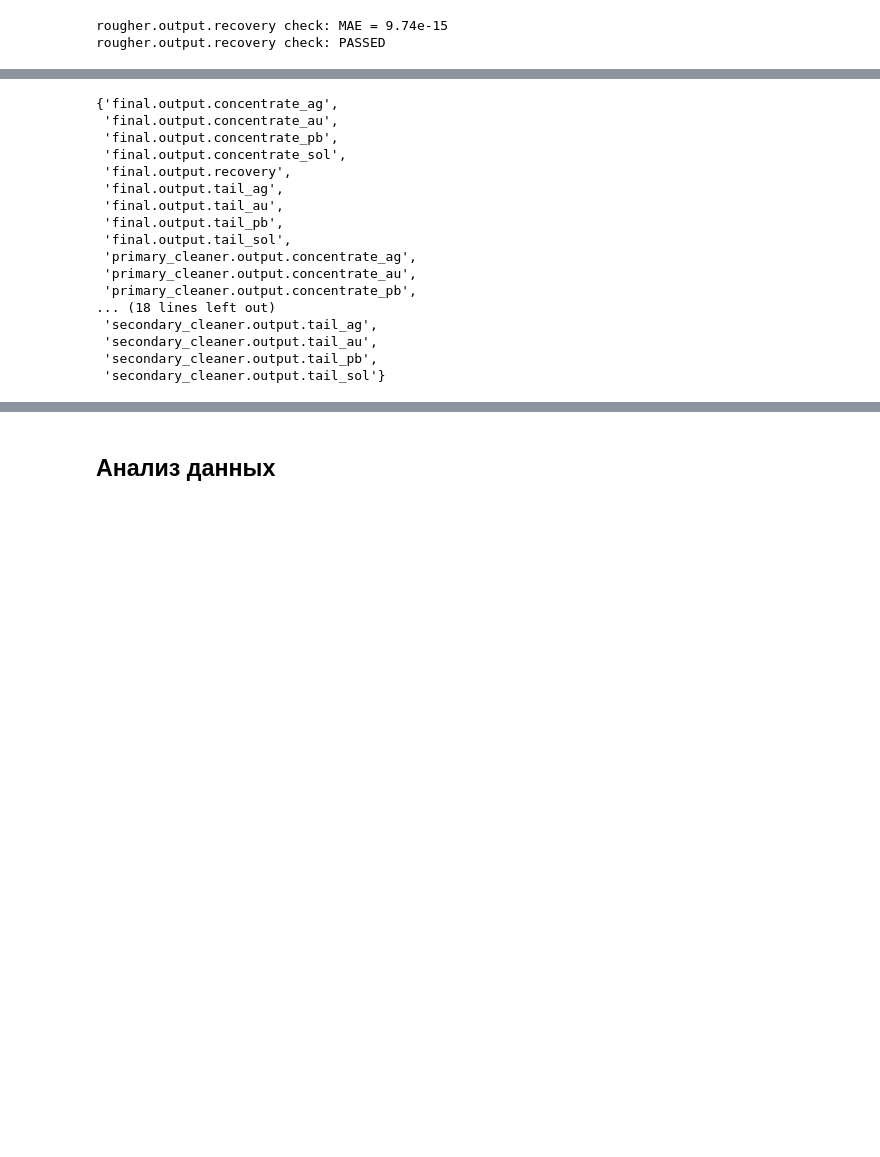
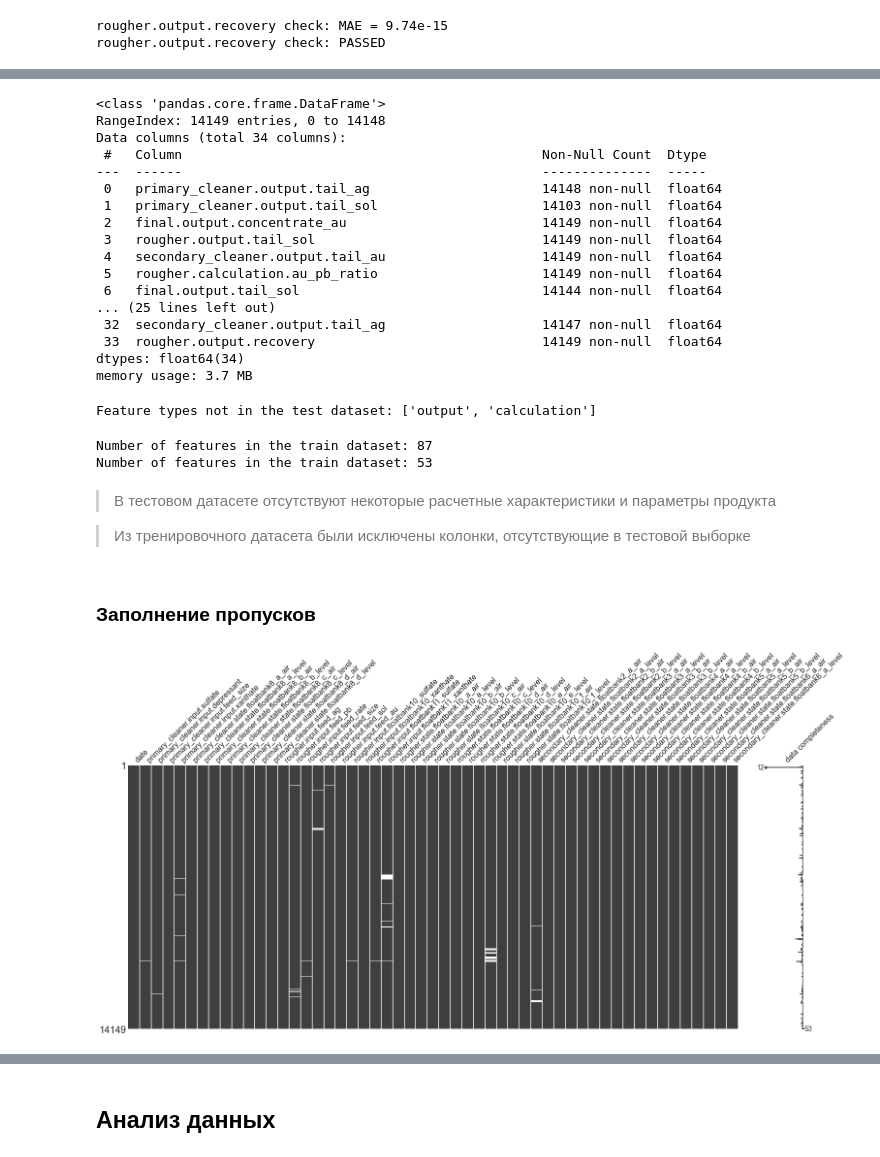
Before and after one commit to mbelveder/praktikum, a Jupyter notebook: 9_gold/gold.ipynb, the cells around one changed output, grey strips where cells are left out. Cells and saved outputs as stored; diff of their text form; code cells hidden in the pictures; blank space fills up the shorter version.

```diff
--- a/9_gold/gold.ipynb
+++ b/9_gold/gold.ipynb
@@ -90,20 +117,53 @@ rougher.output.recovery check: PASSED
 # %%
-set(train_df.columns) - set(test_df.columns)
+train_minus_test_cols = set(train_df.columns) - set(test_df.columns)
+
+train_df[train_minus_test_cols].info()
 # %% [output]
-{'final.output.concentrate_ag',
- 'final.output.concentrate_au',
- 'final.output.concentrate_pb',
- 'final.output.concentrate_sol',
- 'final.output.recovery',
- 'final.output.tail_ag',
- 'final.output.tail_au',
- 'final.output.tail_pb',
- 'final.output.tail_sol',
- 'primary_cleaner.output.concentrate_ag',
- 'primary_cleaner.output.concentrate_au',
- 'primary_cleaner.output.concentrate_pb',
-... (18 lines left out)
- 'secondary_cleaner.output.tail_ag',
- 'secondary_cleaner.output.tail_au',
- 'secondary_cleaner.output.tail_pb',
- 'secondary_cleaner.output.tail_sol'}
+<class 'pandas.core.frame.DataFrame'>
+RangeIndex: 14149 entries, 0 to 14148
+Data columns (total 34 columns):
+ #   Column                                              Non-Null Count  Dtype
+---  ------                                              --------------  -----
+ 0   primary_cleaner.output.tail_ag                      14148 non-null  float64
+ 1   primary_cleaner.output.tail_sol                     14103 non-null  float64
+ 2   final.output.concentrate_au                         14149 non-null  float64
+ 3   rougher.output.tail_sol                             14149 non-null  float64
+ 4   secondary_cleaner.output.tail_au                    14149 non-null  float64
+ 5   rougher.calculation.au_pb_ratio                     14149 non-null  float64
+ 6   final.output.tail_sol                               14144 non-null  float64
+... (25 lines left out)
+ 32  secondary_cleaner.output.tail_ag                    14147 non-null  float64
+ 33  rougher.output.recovery                             14149 non-null  float64
+dtypes: float64(34)
+memory usage: 3.7 MB
+# %%
+types = []
+
+for col in train_minus_test_cols:
+
+    parameter_type = col.split('.')[1]
+    if parameter_type not in types:
+        types.append(parameter_type)
+
+print(f'Feature types not in the test dataset: {types}')
+# %% [output]
+Feature types not in the test dataset: ['output', 'calculation']
+# %%
+print(f'Number of features in the train dataset: {len(train_df.columns)}')
+train_df = train_df.drop(columns=train_minus_test_cols)
+print(f'Number of features in the train dataset: {len(train_df.columns)}')
+# %% [output]
+Number of features in the train dataset: 87
+Number of features in the train dataset: 53
+# %% [markdown]
+> В тестовом датасете отсутствуют некоторые расчетные характеристики и параметры продукта
+
+
+> Из тренировочного датасета были исключены колонки, отсутствующие в тестовой выборке
+# %% [markdown]
+### Заполнение пропусков
+# %%
+msno.matrix(train_df, labels=True, figsize=(25, 10))
+plt.show()
+# %% [output]
+[figure, added]
```
Also changed, not shown: parts of 9 cells of this notebook.
